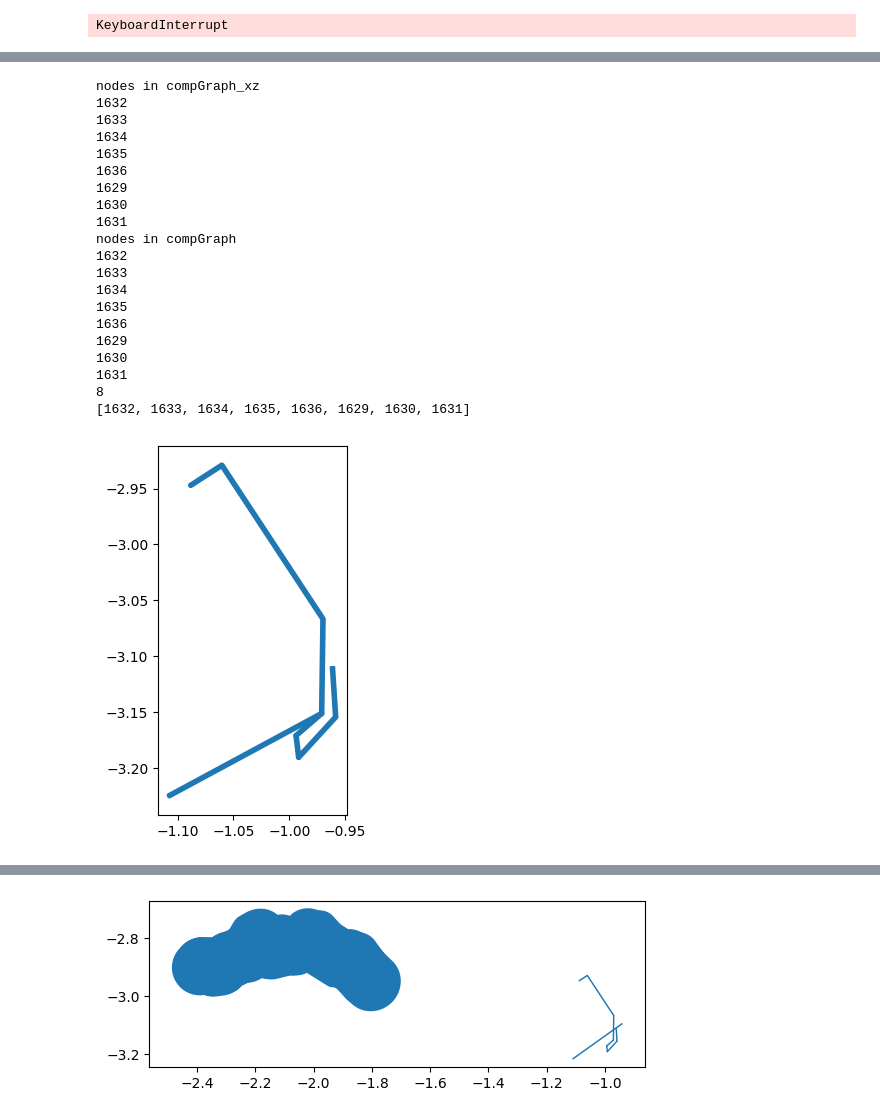
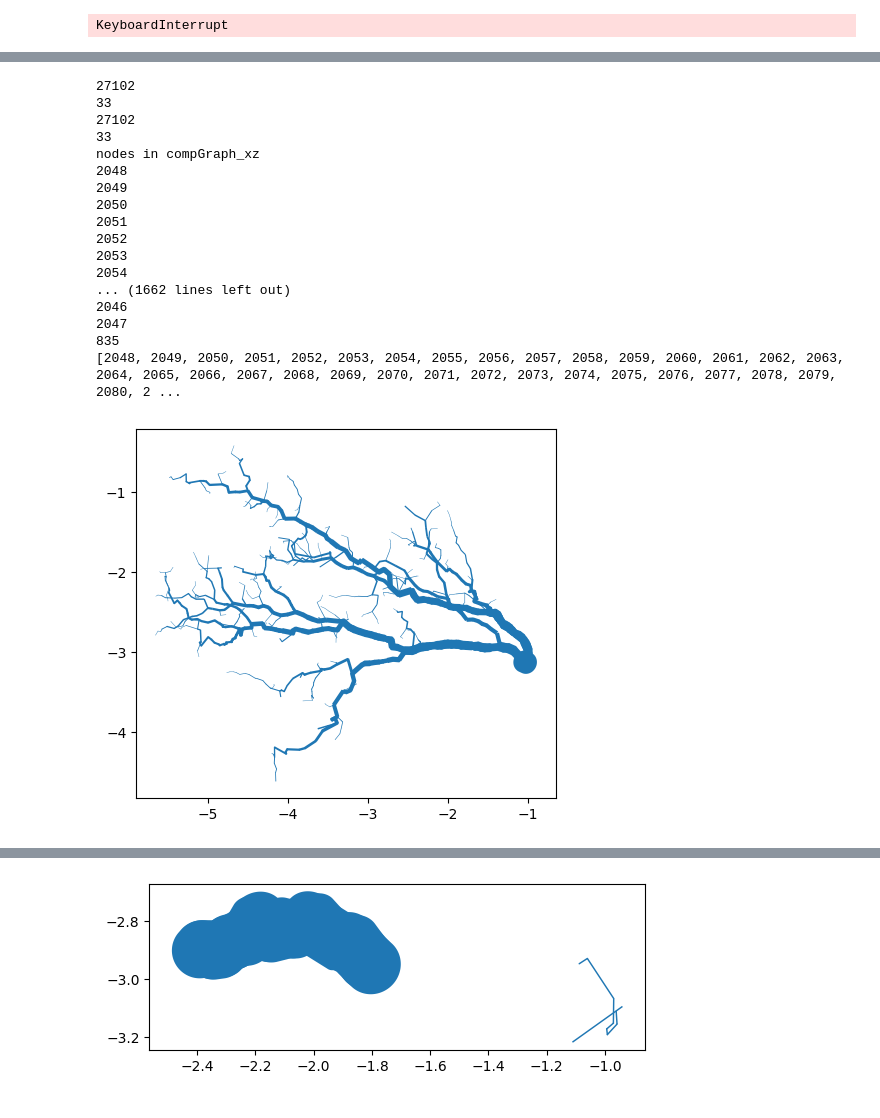
Before and after one commit to wischmcj/cylinders, a Jupyter notebook: cylinders/cli.ipynb, the cells around one changed output, grey strips where cells are left out. Drawn from its saved outputs; the diff is of its cells as text; code cells hidden in the pictures.

```diff
--- a/cylinders/cli.ipynb
+++ b/cylinders/cli.ipynb
@@ -1293,9 +1247,9 @@ for sp in stemPaths:
 # %%
 # Draw given component
 
-# c= cyls[1]
-# #add to self
-# #self.connComps = pd.DataFrame(columns=['fNodes','drips', 'flow'] 'len','SA','PA','exposedSA']
+c= cyls[1]
+#add to self
+#self.connComps = pd.DataFrame(columns=['fNodes','drips', 'flow'] 'len','SA','PA','exposedSA']
 # #Identifying trunkNodes
 # import copy
 # #def get_flows(self):
@@ -1303,33 +1257,51 @@ for sp in stemPaths:
 # trunkNodes =  np.where(c.BO == 0)[0]
 # gtest = copy.deepcopy(g)
 # print(gtest.number_of_nodes())
+# trunk_edges = []
+# for n in trunkNodes:
+#     if prev_node !=None:
+#         trunk_edges.append((prev_node,n))
+#     prev_node = n
+
+# non_trunk_edges = [e for e in g.edges(trunkNodes) if e not in trunk_edges]
+# #print(gtest.number_of_nodes())
 # gtest.remove_nodes_from(trunkNodes)
+# gtest.add_edges_from(non_trunk_edges)
 # print(nx.number_connected_components(gtest))
 # titans = [node for node in gtest.nodes if (nx.degree(g,node)!=nx.degree(gtest,node))]
-#     #Nodes with a parent node in trunk, only 1 per connected component
+# #Nodes with a parent node in trunk, only 1 per connected component
 # comps_xz = nx.connected_components(gtest)
-# compGraphs_xz = [gtest.subgraph(c).copy() for c in comps_xz]
+# compGraphs_xz = [g.subgraph(c).copy() for c in comps_xz]
 
 # c= cyls[1]
 # g =c.graph
 # trunkNodes =  np.where(c.BO == 0)[0]
 # gtest = copy.deepcopy(g)
 # print(gtest.number_of_nodes())
+# trunk_edges = []
+# for n in trunkNodes:
+#     if prev_node !=None:
+#         trunk_edges.append((prev_node,n))
+#     prev_node = n
+
+# non_trunk_edges = [e for e in g.edges(trunkNodes) if e not in trunk_edges]
+# #print(gtest.number_of_nodes())
 # gtest.remove_nodes_from(trunkNodes)
+# gtest.add_edges_from(non_trunk_edges)
 # print(nx.number_connected_components(gtest))
 # titans = [node for node in gtest.nodes if (nx.degree(g,node)!=nx.degree(gtest,node))]
 #     #Nodes with a parent node in trunk, only 1 per connected component
 # comps = nx.connected_components(gtest)
-# compGraphs = [gtest.subgraph(c).copy() for c in comps]
-# if 1==1:
-# #for idx,comp in enumerate(c.connComps):
-#     compGraph = gtest.subgraph(comp).copy()
-#     compGraph = compGraphs[10]
+# compGraphs = [g.subgraph(c).copy() for c in comps]
+# # if 1==1:
+# # for idx,comp in enumerate(c.connComps):
+# #     compGraph = gtest.subgraph(comp).copy()
+# compGraph = compGraphs[10]
 
 # #draw a connected component
 
 myPolys_xz= []
-compGraph_xz = compGraphs_xz[41]
+compGraph_xz = compGraphs_xz[23]
 nodes_xz = compGraph_xz.nodes
 print('nodes in compGraph_xz')
 for n in nodes_xz:
@@ -1340,7 +1312,7 @@ test.plot()
 
 
 myPolys = []
-compGraph = compGraphs[41]
+compGraph = compGraphs[23]
 nodes = compGraph.nodes
 print('nodes in compGraph')
 for n in nodes:
@@ -1386,50 +1358,47 @@ test =geo.GeoSeries(myPolys)
 test.plot()
 
 # # geo.GeoSeries(rev_polys)
 c= cyls[0]
 # myPolys = []
 
 myPolys = []
 i=75
 while i<100:
   myPolys.append(c.pSV[i])
   i+=1
 myPolys.append(c.pSV[1631])
 myPolys.append(c.pSV[1630])
 myPolys.append(c.pSV[1629])
 myPolys.append(c.pSV[1636])
 myPolys.append(c.pSV[1635])
 myPolys.append(c.pSV[1634])
 myPolys.append(c.pSV[1633])
 myPolys.append(c.pSV[1632])
 test =geo.GeoSeries(myPolys)
 test.plot()
 #myPolys.plot(color=colors,ax=ax, alpha = .5)
 
 #plt.savefig(str(c.filename).replace('.csv','') +str("resr_output.svg"), format='svg', dpi=1200)
 
 plt.ion()
 plt.show()
 #fig.savefig(str(c.filename).replace('.csv','') +str("_output.svg"), format='svg', dpi=1200)
 # %% [output]
+27102
+33
+27102
+33
 nodes in compGraph_xz
-1632
-1633
-1634
-1635
-1636
-1629
-1630
-1631
-nodes in compGraph
-1632
-1633
-1634
-1635
-1636
-1629
-1630
-1631
-8
-[1632, 1633, 1634, 1635, 1636, 1629, 1630, 1631]
+2048
+2049
+2050
+2051
+2052
+2053
+2054
+... (1662 lines left out)
+2046
+2047
+835
+[2048, 2049, 2050, 2051, 2052, 2053, 2054, 2055, 2056, 2057, 2058, 2059, 2060, 2061, 2062, 2063, 2064, 2065, 2066, 2067, 2068, 2069, 2070, 2071, 2072, 2073, 2074, 2075, 2076, 2077, 2078, 2079, 2080, 2 ...
-[figure, old version]
+[figure, new version]
```
Also changed, not shown: parts of 5 cells of this notebook.
